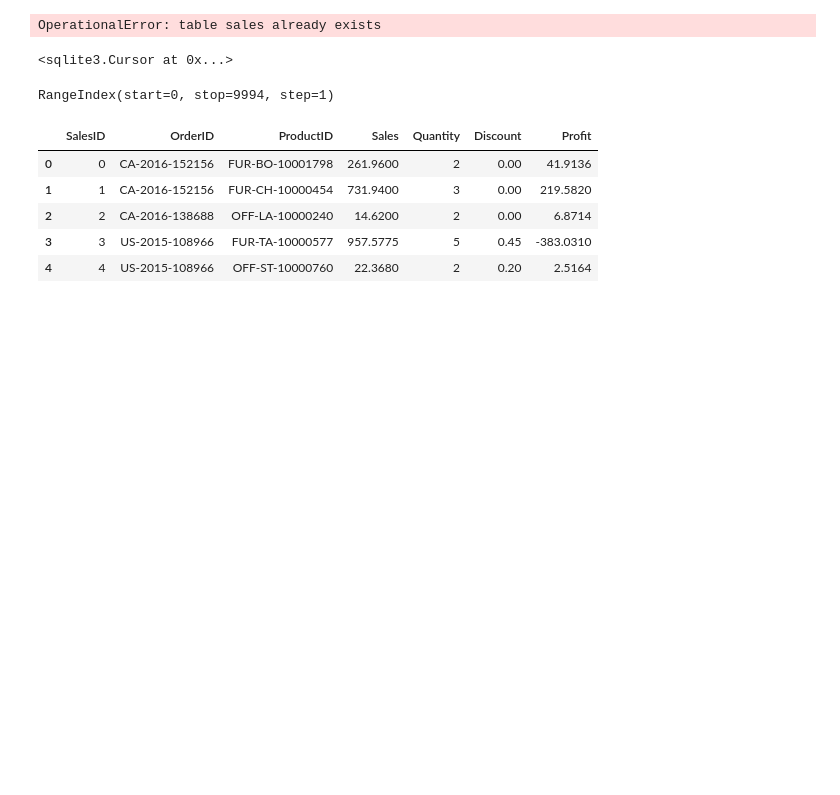
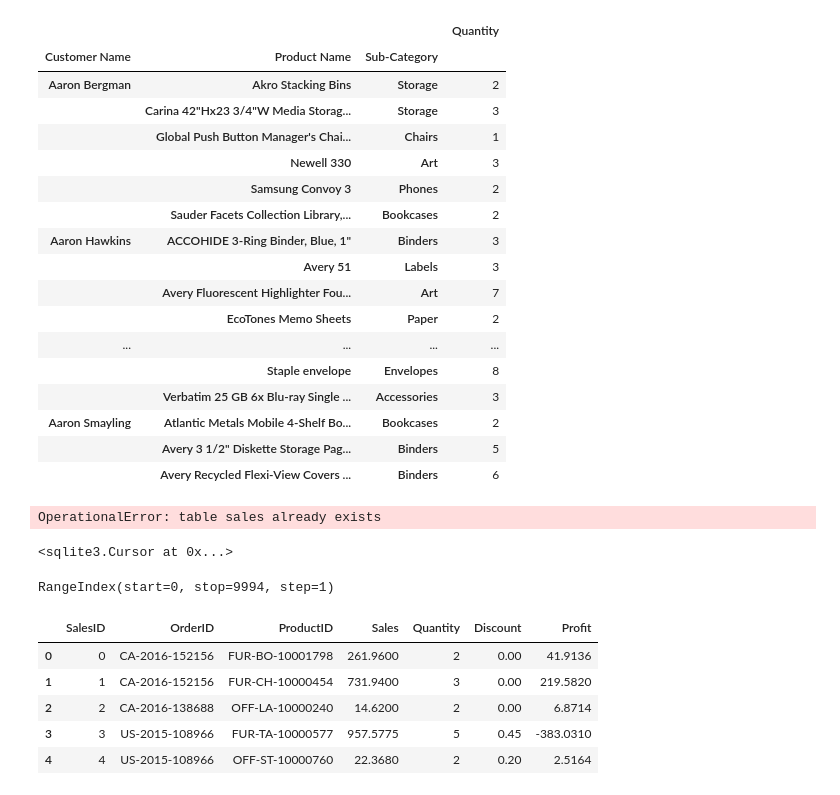
Before and after one commit to Rojhak/BI_analysis, a Jupyter notebook: bi_database.ipynb, the cells around one changed output. Saved outputs shown, nothing was run; the diff lists cells and outputs as text; code cells hidden in the pictures; blank space fills up the shorter version.

```diff
--- a/bi_database.ipynb
+++ b/bi_database.ipynb
@@ -23,3 +31,24 @@ Index(['Row ID', 'Order ID', 'Order Date', 'Ship Date', 'Ship Mode',
+# %%
+db.groupby(by=["Customer Name", "Product Name", "Sub-Category"]).agg({"Quantity":"sum"}).head(20)
+# %% [output]
+|  |  |  | Quantity |
+| Customer Name | Product Name | Sub-Category |  |
+| Aaron Bergman | Akro Stacking Bins | Storage | 2 |
+|  | Carina 42"Hx23 3/4"W Media Storag... | Storage | 3 |
+|  | Global Push Button Manager's Chai... | Chairs | 1 |
+|  | Newell 330 | Art | 3 |
+|  | Samsung Convoy 3 | Phones | 2 |
+|  | Sauder Facets Collection Library,... | Bookcases | 2 |
+| Aaron Hawkins | ACCOHIDE 3-Ring Binder, Blue, 1" | Binders | 3 |
+|  | Avery 51 | Labels | 3 |
+|  | Avery Fluorescent Highlighter Fou... | Art | 7 |
+|  | EcoTones Memo Sheets | Paper | 2 |
+| ... | ... | ... | ... |
+|  | Staple envelope | Envelopes | 8 |
+|  | Verbatim 25 GB 6x Blu-ray Single ... | Accessories | 3 |
+| Aaron Smayling | Atlantic Metals Mobile 4-Shelf Bo... | Bookcases | 2 |
+|  | Avery 3 1/2" Diskette Storage Pag... | Binders | 5 |
+|  | Avery Recycled Flexi-View Covers ... | Binders | 6 |
 # %%
 db["purchase_price "] =(db["Sales"] + db["Profit"])/db.Quantity
 # %%
```
Also changed, not shown: parts of 1 cell of this notebook, 1 other file.
